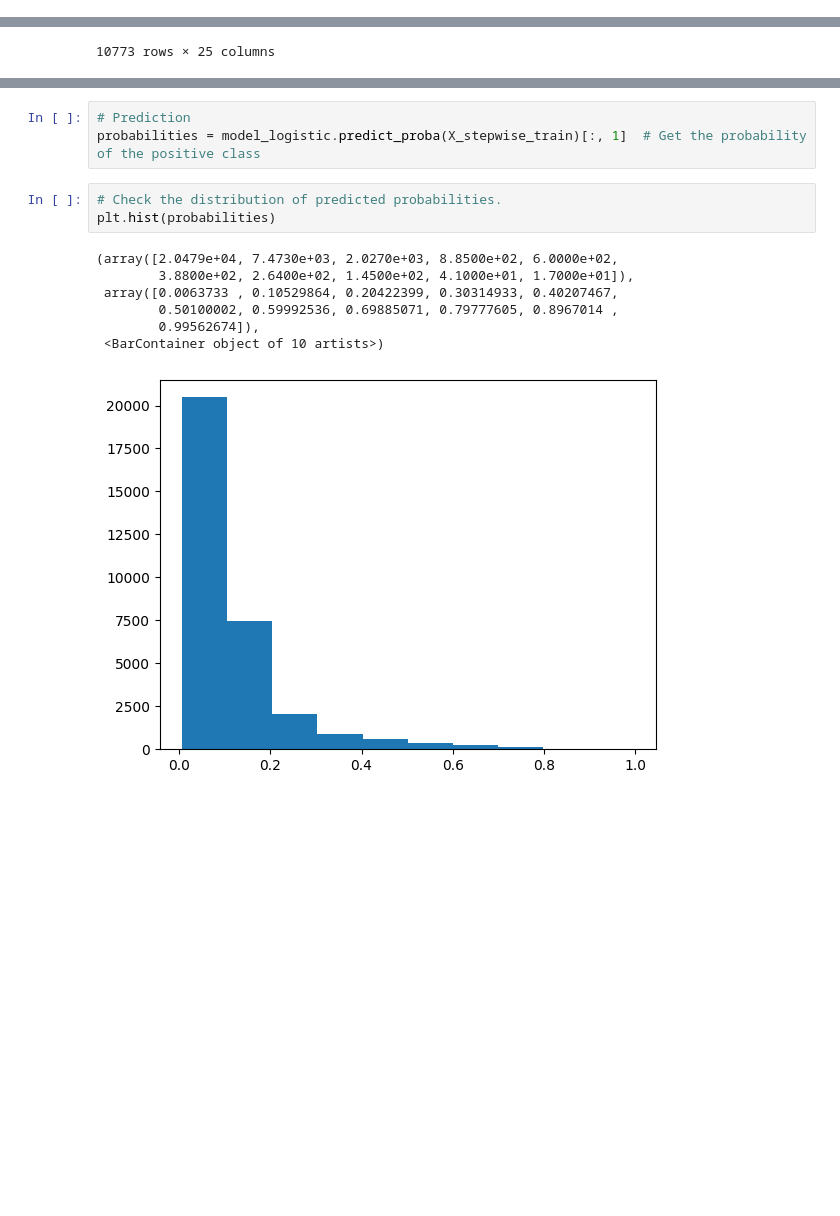
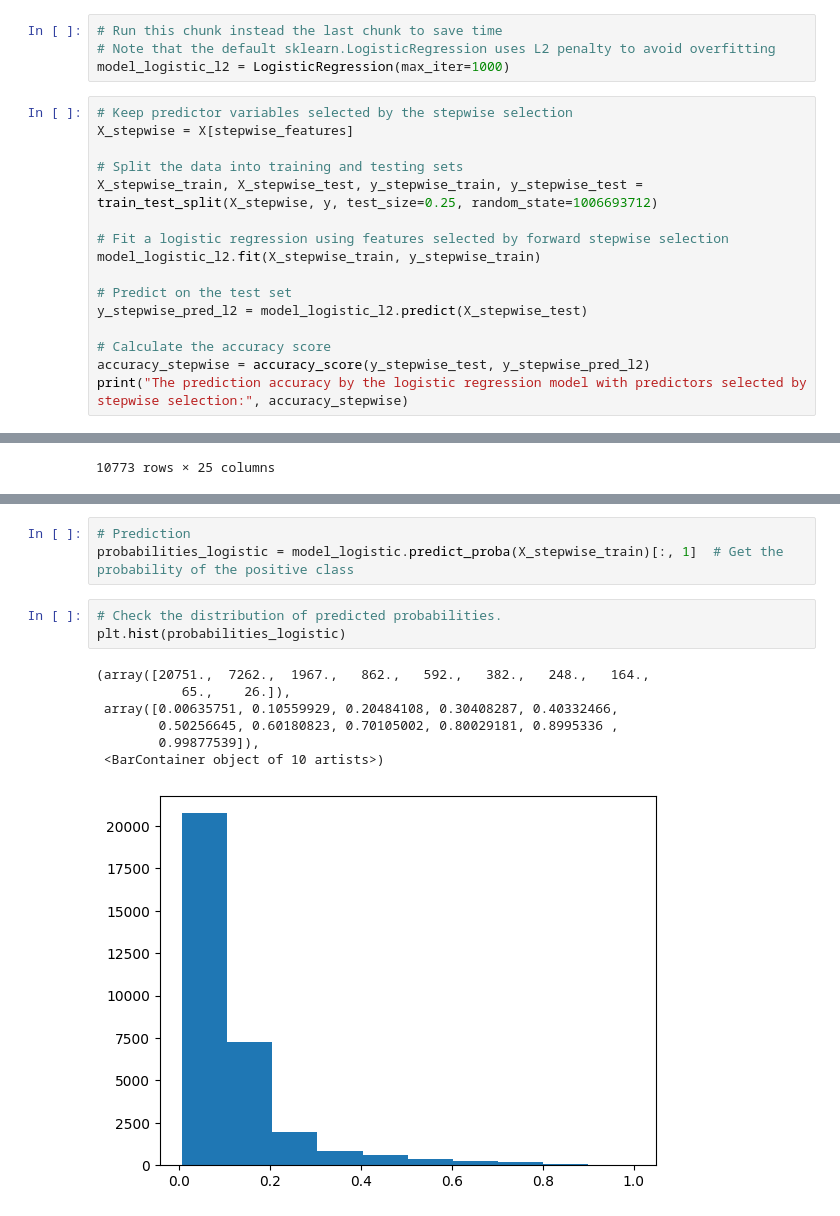
Before and after one commit to HarryC493/ECO353-Project, a Jupyter notebook: 353_Logistic_Regression.ipynb, the cells around one changed output, grey strips where cells are left out. Saved outputs shown, nothing was run; the diff lists cells and outputs as text; blank space fills up the shorter version.

Commit message:
Update logistic regression file

```diff
--- a/353_Logistic_Regression.ipynb
+++ b/353_Logistic_Regression.ipynb
@@ -364,0 +403,20 @@ array([2.01005025e+00, 1.00000000e-01, 2.94117647e-05, 2.56410256e-02,
+# %%
+# Run this chunk instead the last chunk to save time
+# Note that the default sklearn.LogisticRegression uses L2 penalty to avoid overfitting
+model_logistic_l2 = LogisticRegression(max_iter=1000)
+# %%
+# Keep predictor variables selected by the stepwise selection
+X_stepwise = X[stepwise_features]
+
+# Split the data into training and testing sets
+X_stepwise_train, X_stepwise_test, y_stepwise_train, y_stepwise_test = train_test_split(X_stepwise, y, test_size=0.25, random_state=1006693712)
+
+# Fit a logistic regression using features selected by forward stepwise selection
+model_logistic_l2.fit(X_stepwise_train, y_stepwise_train)
+
+# Predict on the test set
+y_stepwise_pred_l2 = model_logistic_l2.predict(X_stepwise_test)
+
+# Calculate the accuracy score
+accuracy_stepwise = accuracy_score(y_stepwise_test, y_stepwise_pred_l2)
+print("The prediction accuracy by the logistic regression model with predictors selected by stepwise selection:", accuracy_stepwise)
@@ -467,17 +619,17 @@ Optimal Payoff: 405.52825746774363
 # %%
 # Prediction
-probabilities = model_logistic.predict_proba(X_stepwise_train)[:, 1]  # Get the probability of the positive class
+probabilities_logistic = model_logistic.predict_proba(X_stepwise_train)[:, 1]  # Get the probability of the positive class
 # %%
 # Check the distribution of predicted probabilities.
-plt.hist(probabilities)
+plt.hist(probabilities_logistic)
 # %% [output]
-(array([2.0479e+04, 7.4730e+03, 2.0270e+03, 8.8500e+02, 6.0000e+02,
-        3.8800e+02, 2.6400e+02, 1.4500e+02, 4.1000e+01, 1.7000e+01]),
- array([0.0063733 , 0.10529864, 0.20422399, 0.30314933, 0.40207467,
-        0.50100002, 0.59992536, 0.69885071, 0.79777605, 0.8967014 ,
-        0.99562674]),
+(array([20751.,  7262.,  1967.,   862.,   592.,   382.,   248.,   164.,
+           65.,    26.]),
+ array([0.00635751, 0.10559929, 0.20484108, 0.30408287, 0.40332466,
+        0.50256645, 0.60180823, 0.70105002, 0.80029181, 0.8995336 ,
+        0.99877539]),
  <BarContainer object of 10 artists>)
-[figure, old version]
+[figure, new version]
 # %%
 # Find optimal threshold for logistic regression
 N = len(training_df)
```
Also changed, not shown: parts of 44 cells of this notebook.
